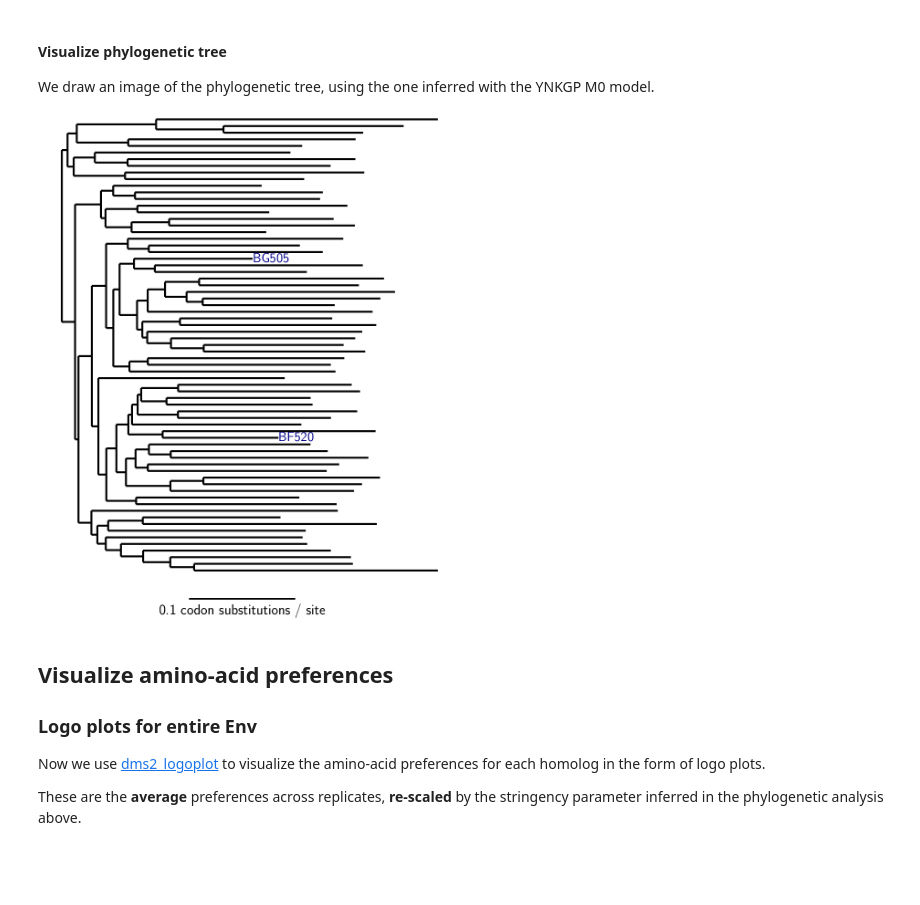
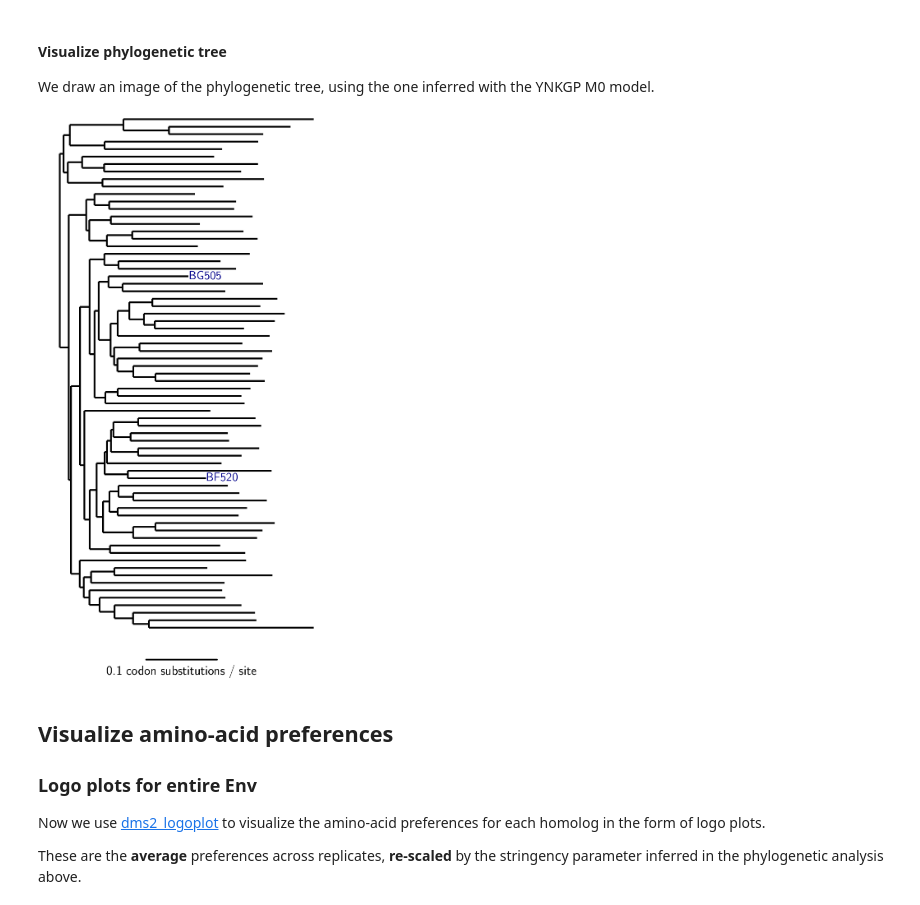
Before and after one commit to jbloomlab/EnvMutationalShiftsPaper, a Jupyter notebook: analysis_code/analysis_notebook.ipynb, the cells around one changed output. Saved outputs shown, nothing was run; the diff lists cells and outputs as text; code cells hidden in the pictures; blank space fills up the shorter version.

```diff
--- a/analysis_code/analysis_notebook.ipynb
+++ b/analysis_code/analysis_notebook.ipynb
@@ -1088,36 +1087,36 @@ tree.root_at_midpoint()
 Bio.Phylo.draw(tree,
         label_func=lambda x: str(x) if str(x) in homologs else '',
         label_colors=dict([(env, 'darkblue') for env in homologs]),
         do_show=False,
         )
 
 treefig = plt.gcf()
-treefig.set_size_inches(9, 9)
+treefig.set_size_inches(7, 11)
 ax = treefig.axes[0]
 ax.axis('off')
 
 # add scale bar
 (x0, x1, y0, y1) = plt.axis()
 xstart = x0 + 0.3 * (x1 - x0)
 barlen = 0.1
 yline = y0 - 0.05 * (y1 - y0)
 ytext = yline - 0.01 * (y1 - y0)
 ax.set_ylim(ytext, y1)
 plt.plot([xstart, xstart + barlen], [yline, yline], color='black',
         linestyle='-', linewidth=2)
 plt.text(xstart + barlen / 2., ytext,
         '{0:.1} codon substitutions / site'.format(barlen),
         horizontalalignment='center',
         verticalalignment='top',
         color='black',
         fontsize=17)
 
 treefigfile = os.path.join(phydmsdir, 'tree_plot.pdf')
 treefig.tight_layout()
 treefig.savefig(treefigfile)
-showPDF(treefigfile, width=400)
+showPDF(treefigfile, width=300)
 # %% [output]
-[figure, old version]
+[figure, new version]
 # %% [markdown]
 ## Visualize amino-acid preferences
 
```
Also changed, not shown: parts of 3 cells of this notebook, 19 other files.
